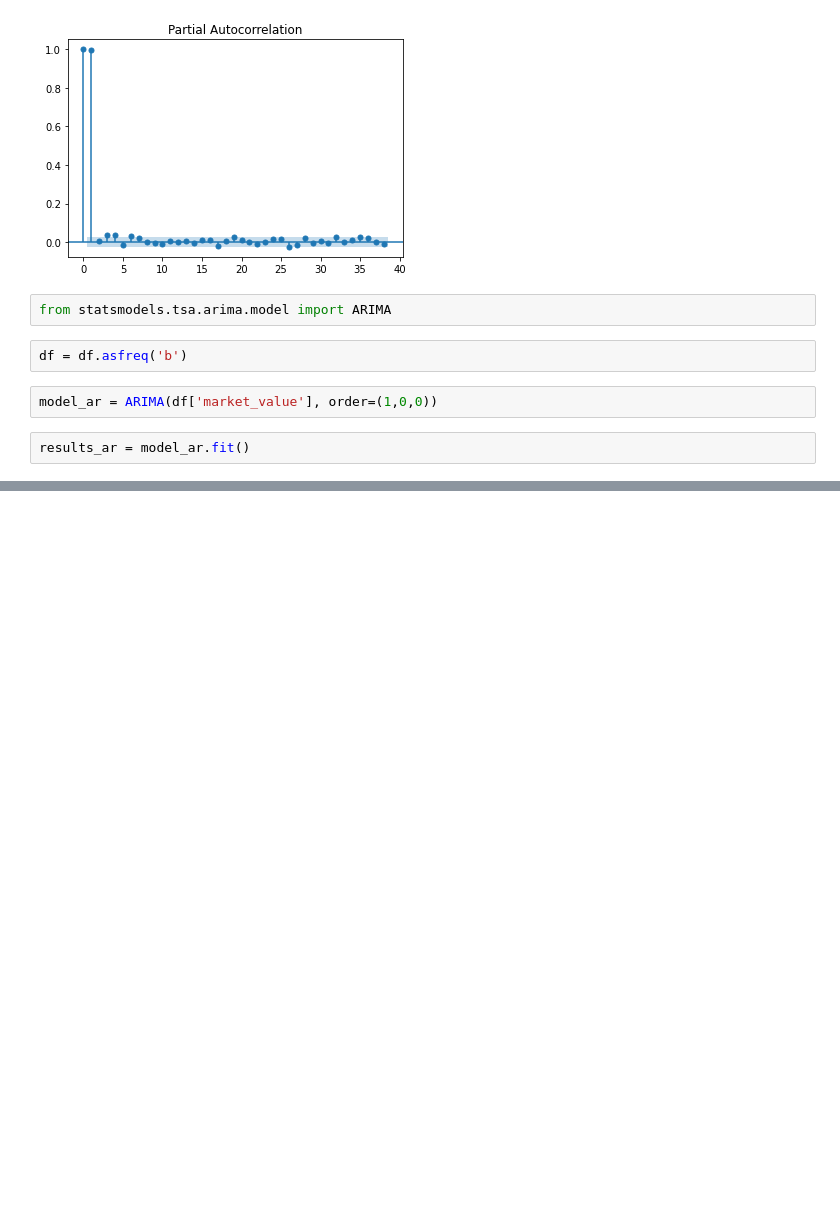
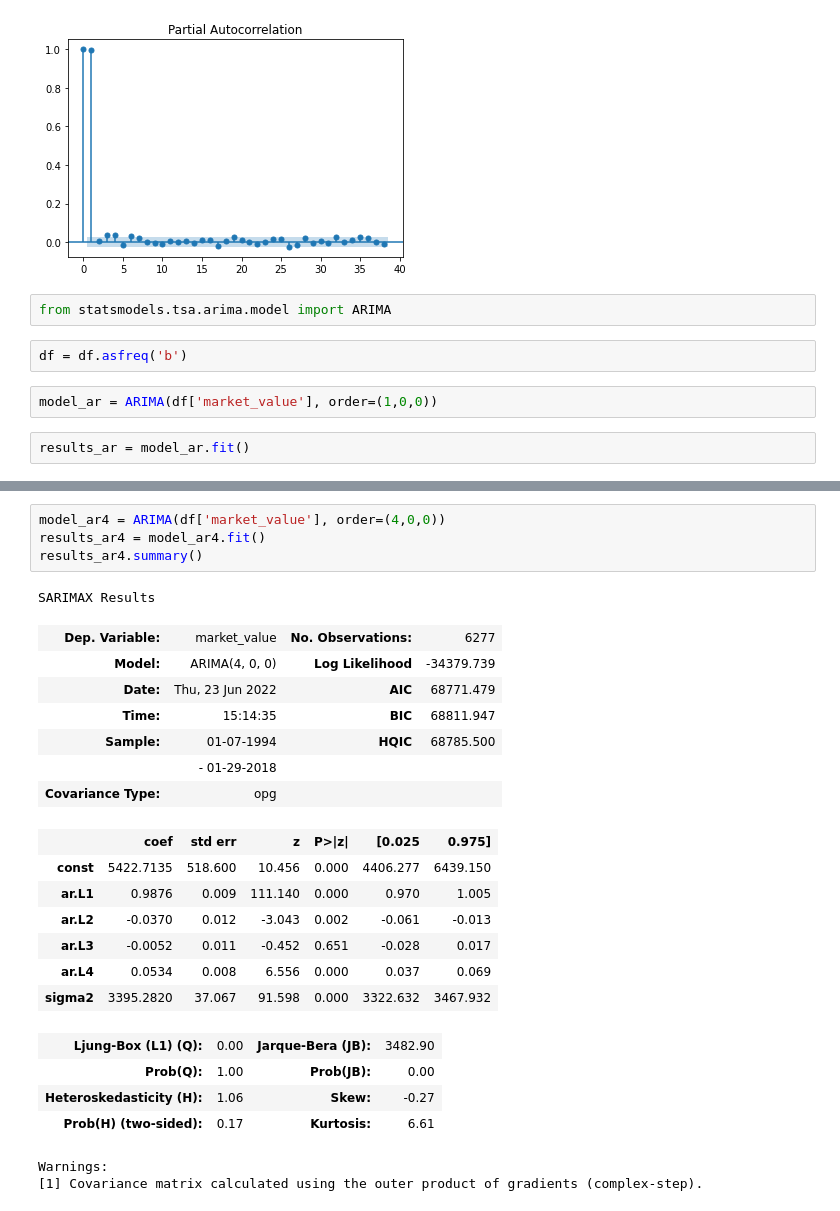
Before and after one commit to Menezes-Gus/Time_Series, a Jupyter notebook: Time_Series.ipynb, the cells around one changed output, grey strips where cells are left out. Cells and saved outputs as stored; diff of their text form; blank space fills up the shorter version.

```diff
--- a/Time_Series.ipynb
+++ b/Time_Series.ipynb
@@ -594,0 +644,26 @@ Warnings:
+# %%
+model_ar4 = ARIMA(df['market_value'], order=(4,0,0))
+results_ar4 = model_ar4.fit()
+results_ar4.summary()
+# %% [output]
+SARIMAX Results
+| Dep. Variable: | market_value | No. Observations: | 6277 |
+| Model: | ARIMA(4, 0, 0) | Log Likelihood | -34379.739 |
+| Date: | Thu, 23 Jun 2022 | AIC | 68771.479 |
+| Time: | 15:14:35 | BIC | 68811.947 |
+| Sample: | 01-07-1994 | HQIC | 68785.500 |
+|  | - 01-29-2018 |  |  |
+| Covariance Type: | opg |  |  |
+|  | coef | std err | z | P>|z| | [0.025 | 0.975] |
+| const | 5422.7135 | 518.600 | 10.456 | 0.000 | 4406.277 | 6439.150 |
+| ar.L1 | 0.9876 | 0.009 | 111.140 | 0.000 | 0.970 | 1.005 |
+| ar.L2 | -0.0370 | 0.012 | -3.043 | 0.002 | -0.061 | -0.013 |
+| ar.L3 | -0.0052 | 0.011 | -0.452 | 0.651 | -0.028 | 0.017 |
+| ar.L4 | 0.0534 | 0.008 | 6.556 | 0.000 | 0.037 | 0.069 |
+| sigma2 | 3395.2820 | 37.067 | 91.598 | 0.000 | 3322.632 | 3467.932 |
+| Ljung-Box (L1) (Q): | 0.00 | Jarque-Bera (JB): | 3482.90 |
+| Prob(Q): | 1.00 | Prob(JB): | 0.00 |
+| Heteroskedasticity (H): | 1.06 | Skew: | -0.27 |
+| Prob(H) (two-sided): | 0.17 | Kurtosis: | 6.61 |
+Warnings:
+[1] Covariance matrix calculated using the outer product of gradients (complex-step).
```
Also changed, not shown: parts of 10 cells of this notebook.
